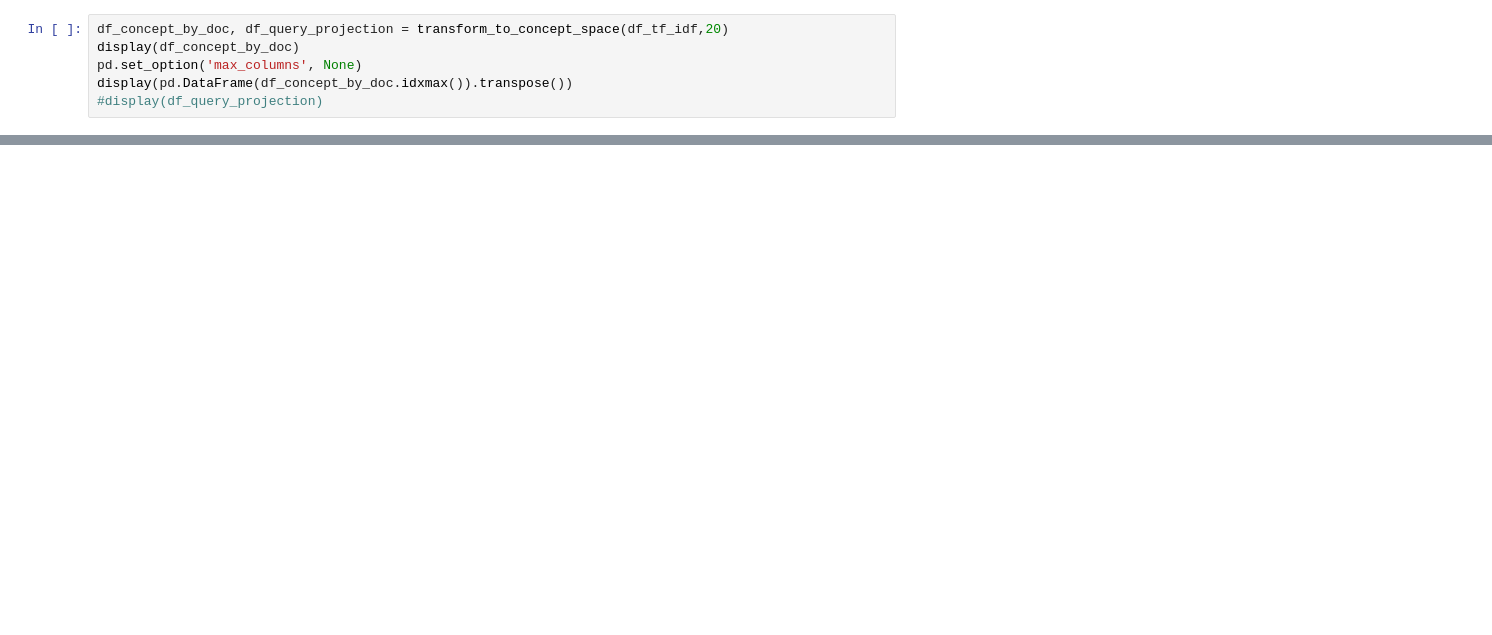
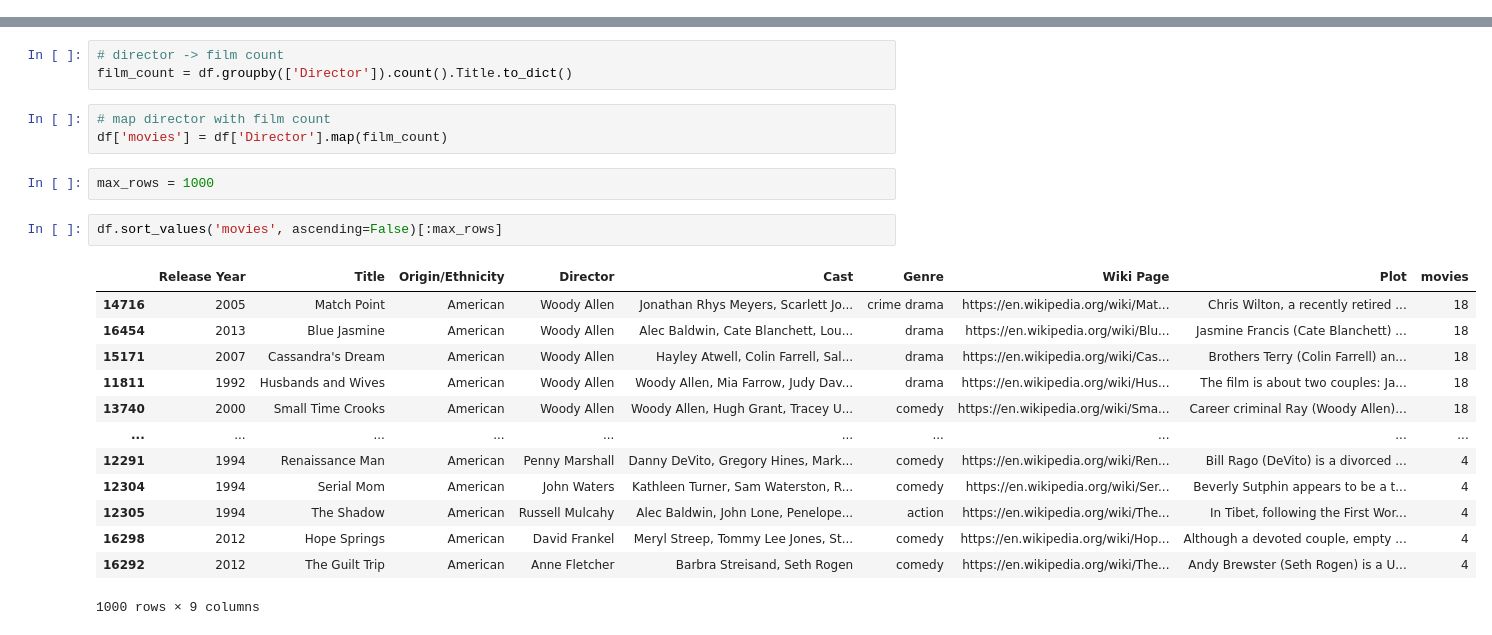
Before and after one commit to klesnkri/lsa-model, a Jupyter notebook: lsa/data.ipynb, the cells around one changed output, grey strips where cells are left out. Cells and saved outputs as stored; diff of their text form; blank space fills up the shorter version.

```diff
--- a/lsa/data.ipynb
+++ b/lsa/data.ipynb
@@ -101,6 +123,0 @@ display(df_tf_idf)
-# %%
-df_concept_by_doc, df_query_projection = transform_to_concept_space(df_tf_idf,20)
-display(df_concept_by_doc)
-pd.set_option('max_columns', None)
-display(pd.DataFrame(df_concept_by_doc.idxmax()).transpose())
-#display(df_query_projection)
@@ -148,0 +141,24 @@ Loading concept matrix from "concept.csv"...
+# %%
+# director -> film count
+film_count = df.groupby(['Director']).count().Title.to_dict()
+# %%
+# map director with film count
+df['movies'] = df['Director'].map(film_count)
+# %%
+max_rows = 1000
+# %%
+df.sort_values('movies', ascending=False)[:max_rows]
+# %% [output]
+|  | Release Year | Title | Origin/Ethnicity | Director | Cast | Genre | Wiki Page | Plot | movies |
+| 14716 | 2005 | Match Point | American | Woody Allen | Jonathan Rhys Meyers, Scarlett Jo... | crime drama | https://en.wikipedia.org/wiki/Mat... | Chris Wilton, a recently retired ... | 18 |
+| 16454 | 2013 | Blue Jasmine | American | Woody Allen | Alec Baldwin, Cate Blanchett, Lou... | drama | https://en.wikipedia.org/wiki/Blu... | Jasmine Francis (Cate Blanchett) ... | 18 |
+| 15171 | 2007 | Cassandra's Dream | American | Woody Allen | Hayley Atwell, Colin Farrell, Sal... | drama | https://en.wikipedia.org/wiki/Cas... | Brothers Terry (Colin Farrell) an... | 18 |
+| 11811 | 1992 | Husbands and Wives | American | Woody Allen | Woody Allen, Mia Farrow, Judy Dav... | drama | https://en.wikipedia.org/wiki/Hus... | The film is about two couples: Ja... | 18 |
+| 13740 | 2000 | Small Time Crooks | American | Woody Allen | Woody Allen, Hugh Grant, Tracey U... | comedy | https://en.wikipedia.org/wiki/Sma... | Career criminal Ray (Woody Allen)... | 18 |
+| ... | ... | ... | ... | ... | ... | ... | ... | ... | ... |
+| 12291 | 1994 | Renaissance Man | American | Penny Marshall | Danny DeVito, Gregory Hines, Mark... | comedy | https://en.wikipedia.org/wiki/Ren... | Bill Rago (DeVito) is a divorced ... | 4 |
+| 12304 | 1994 | Serial Mom | American | John Waters | Kathleen Turner, Sam Waterston, R... | comedy | https://en.wikipedia.org/wiki/Ser... | Beverly Sutphin appears to be a t... | 4 |
+| 12305 | 1994 | The Shadow | American | Russell Mulcahy | Alec Baldwin, John Lone, Penelope... | action | https://en.wikipedia.org/wiki/The... | In Tibet, following the First Wor... | 4 |
+| 16298 | 2012 | Hope Springs | American | David Frankel | Meryl Streep, Tommy Lee Jones, St... | comedy | https://en.wikipedia.org/wiki/Hop... | Although a devoted couple, empty ... | 4 |
+| 16292 | 2012 | The Guilt Trip | American | Anne Fletcher | Barbra Streisand, Seth Rogen | comedy | https://en.wikipedia.org/wiki/The... | Andy Brewster (Seth Rogen) is a U... | 4 |
+1000 rows × 9 columns
```
Also changed, not shown: parts of 26 cells of this notebook, 7 other files.
